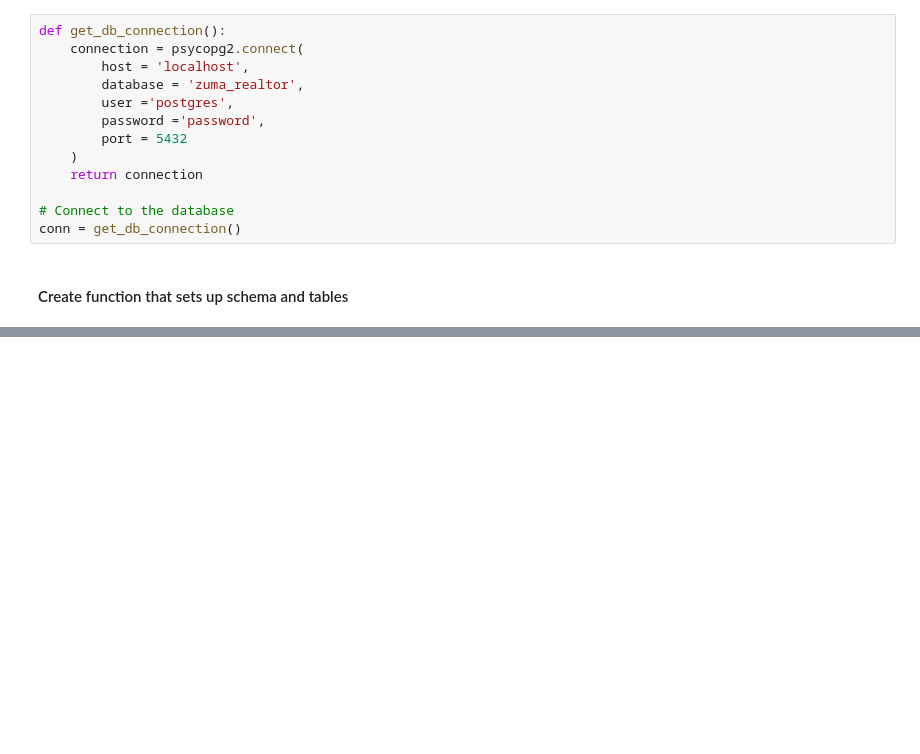
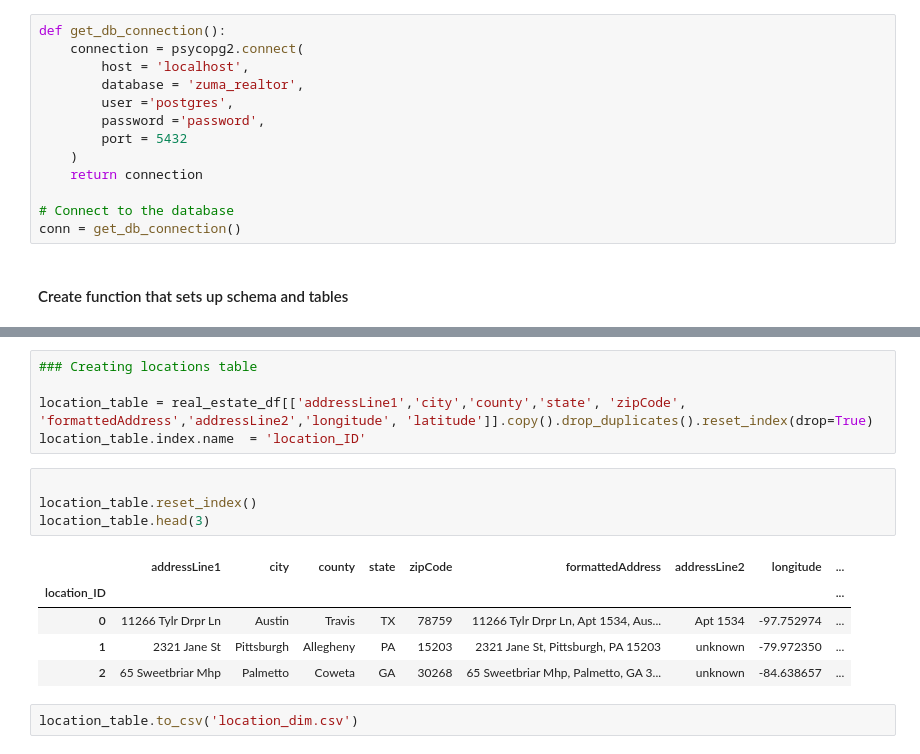
Before and after one commit to Taoficoda/zuma_realtor_case_study, a Jupyter notebook: etl_solution.ipynb, the cells around one changed output, grey strips where cells are left out. Saved outputs shown, nothing was run; the diff lists cells and outputs as text; blank space fills up the shorter version.

```diff
--- a/etl_solution.ipynb
+++ b/etl_solution.ipynb
@@ -246,2 +152,19 @@ Data columns (total 27 columns):
 dtypes: float64(7), int64(1), object(19)
 memory usage: 105.6+ KB
+# %%
+### Creating locations table
+
+location_table = real_estate_df[['addressLine1','city','county','state', 'zipCode', 'formattedAddress','addressLine2','longitude', 'latitude']].copy().drop_duplicates().reset_index(drop=True)
+location_table.index.name  = 'location_ID'
+# %%
+
+location_table.reset_index()
+location_table.head(3)
+# %% [output]
+|  | addressLine1 | city | county | state | zipCode | formattedAddress | addressLine2 | longitude | ... |
+| location_ID |  |  |  |  |  |  |  |  | ... |
+| 0 | 11266 Tylr Drpr Ln | Austin | Travis | TX | 78759 | 11266 Tylr Drpr Ln, Apt 1534, Aus... | Apt 1534 | -97.752974 | ... |
+| 1 | 2321 Jane St | Pittsburgh | Allegheny | PA | 15203 | 2321 Jane St, Pittsburgh, PA 15203 | unknown | -79.972350 | ... |
+| 2 | 65 Sweetbriar Mhp | Palmetto | Coweta | GA | 30268 | 65 Sweetbriar Mhp, Palmetto, GA 3... | unknown | -84.638657 | ... |
+# %%
+location_table.to_csv('location_dim.csv')
```
Also changed, not shown: parts of 23 cells of this notebook.
